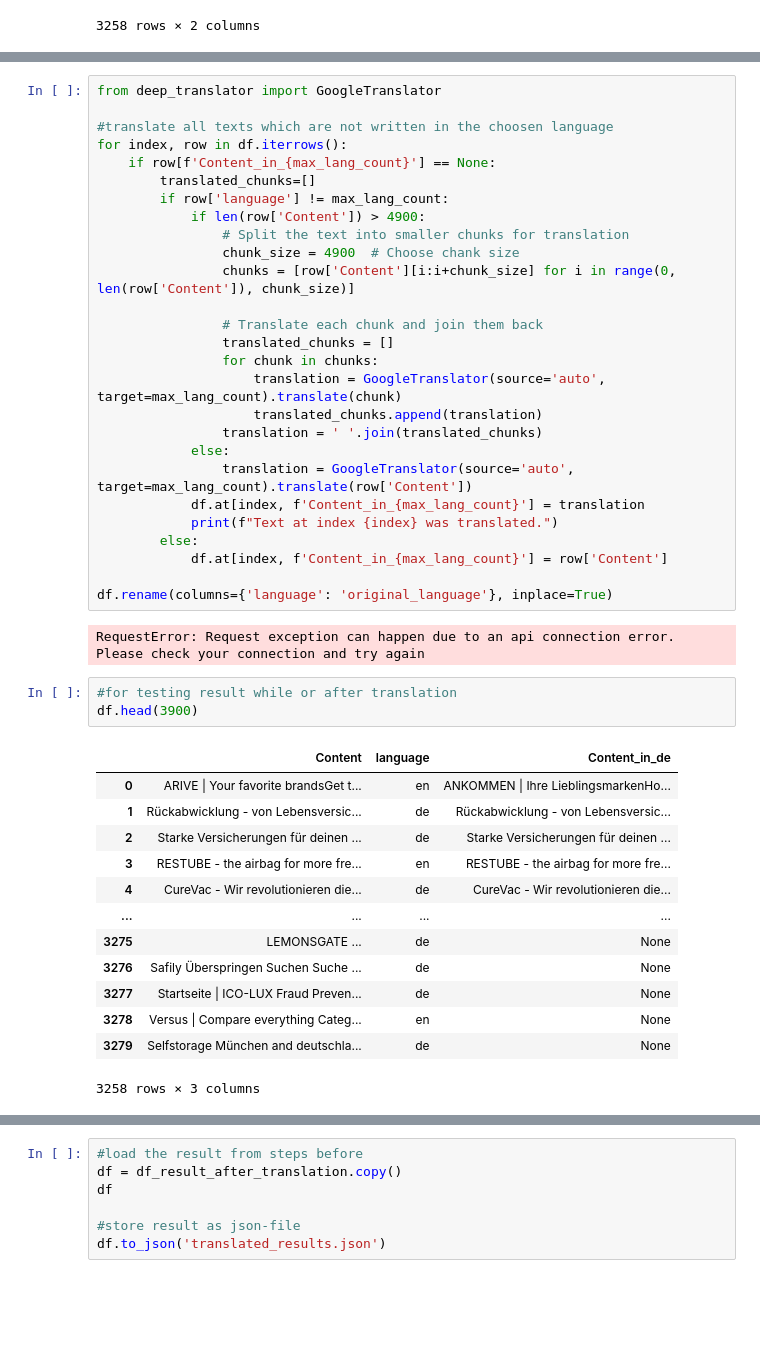
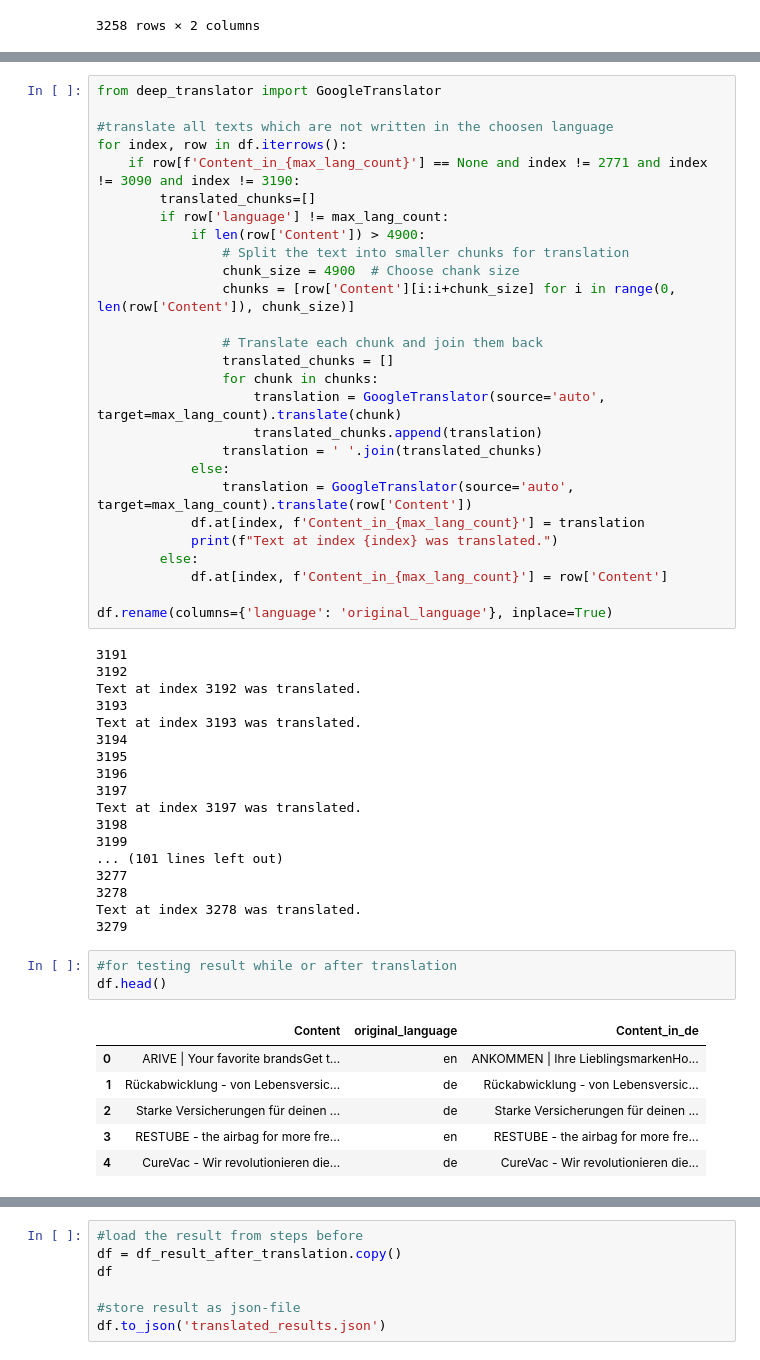
Before and after one commit to AleksandarIlievski/startup-clustering, a Jupyter notebook: notebooks/patrick_preprocessing.ipynb, the cells around one changed output, grey strips where cells are left out. Saved outputs shown, nothing was run; the diff lists cells and outputs as text; blank space fills up the shorter version.

```diff
--- a/notebooks/patrick_preprocessing.ipynb
+++ b/notebooks/patrick_preprocessing.ipynb
@@ -248,7 +249,7 @@ from deep_translator import GoogleTranslator
 
 #translate all texts which are not written in the choosen language
 for index, row in df.iterrows():
-    if row[f'Content_in_{max_lang_count}'] == None:
+    if row[f'Content_in_{max_lang_count}'] == None and index != 2771 and index != 3090 and index != 3190:
         translated_chunks=[]
         if row['language'] != max_lang_count:
             if len(row['Content']) > 4900:
@@ -271,24 +272,33 @@ for index, row in df.iterrows():
 
 df.rename(columns={'language': 'original_language'}, inplace=True)
 # %% [output]
-RequestError: Request exception can happen due to an api connection error. Please check your connection and try again
+3191
+3192
+Text at index 3192 was translated.
+3193
+Text at index 3193 was translated.
+3194
+3195
+3196
+3197
+Text at index 3197 was translated.
+3198
+3199
+... (101 lines left out)
+3277
+3278
+Text at index 3278 was translated.
+3279
 # %%
 #for testing result while or after translation
-df.head(3900)
+df.head()
 # %% [output]
-|  | Content | language | Content_in_de |
+|  | Content | original_language | Content_in_de |
 | 0 | ARIVE | Your favorite brandsGet t... | en | ANKOMMEN | Ihre LieblingsmarkenHo... |
 | 1 | Rückabwicklung - von Lebensversic... | de | Rückabwicklung - von Lebensversic... |
 | 2 | Starke Versicherungen für deinen ... | de | Starke Versicherungen für deinen ... |
 | 3 | RESTUBE - the airbag for more fre... | en | RESTUBE - the airbag for more fre... |
 | 4 | CureVac - Wir revolutionieren die... | de | CureVac - Wir revolutionieren die... |
-| ... | ... | ... | ... |
-| 3275 | LEMONSGATE ... | de | None |
-| 3276 | Safily Überspringen Suchen Suche ... | de | None |
-| 3277 | Startseite | ICO-LUX Fraud Preven... | de | None |
-| 3278 | Versus | Compare everything Categ... | en | None |
-| 3279 | Selfstorage München and deutschla... | de | None |
-3258 rows × 3 columns
 # %%
 #test result and store the result in another dataframe
 df_result_after_translation = df.copy()
```
Also changed, not shown: parts of 6 cells of this notebook, 2 other files.
